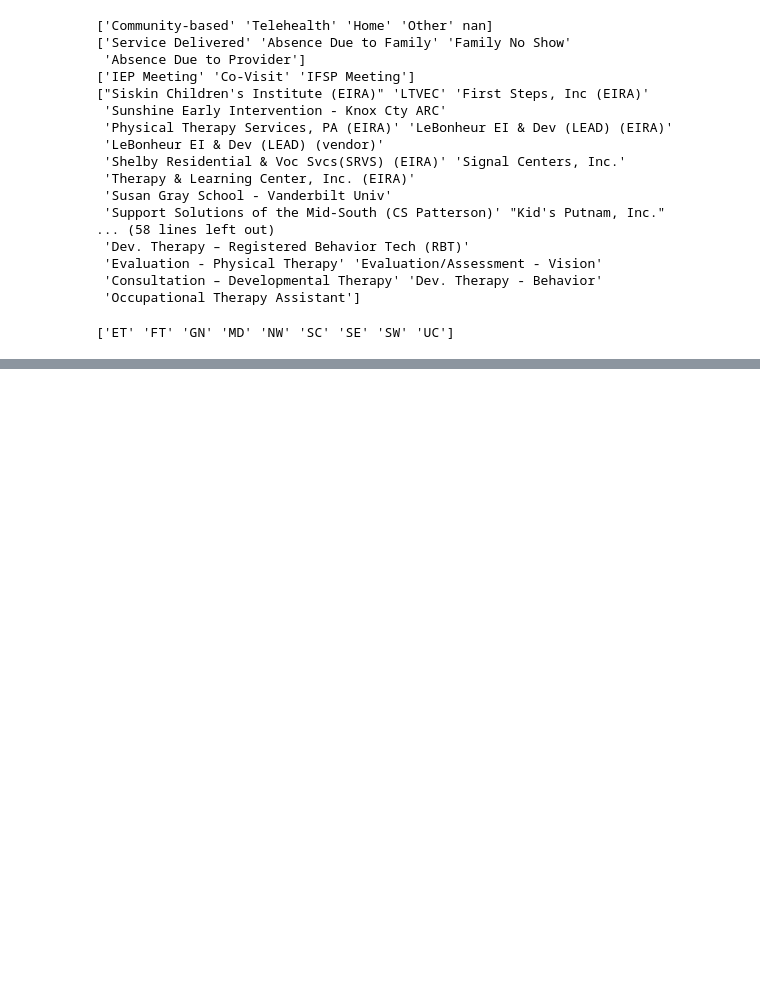
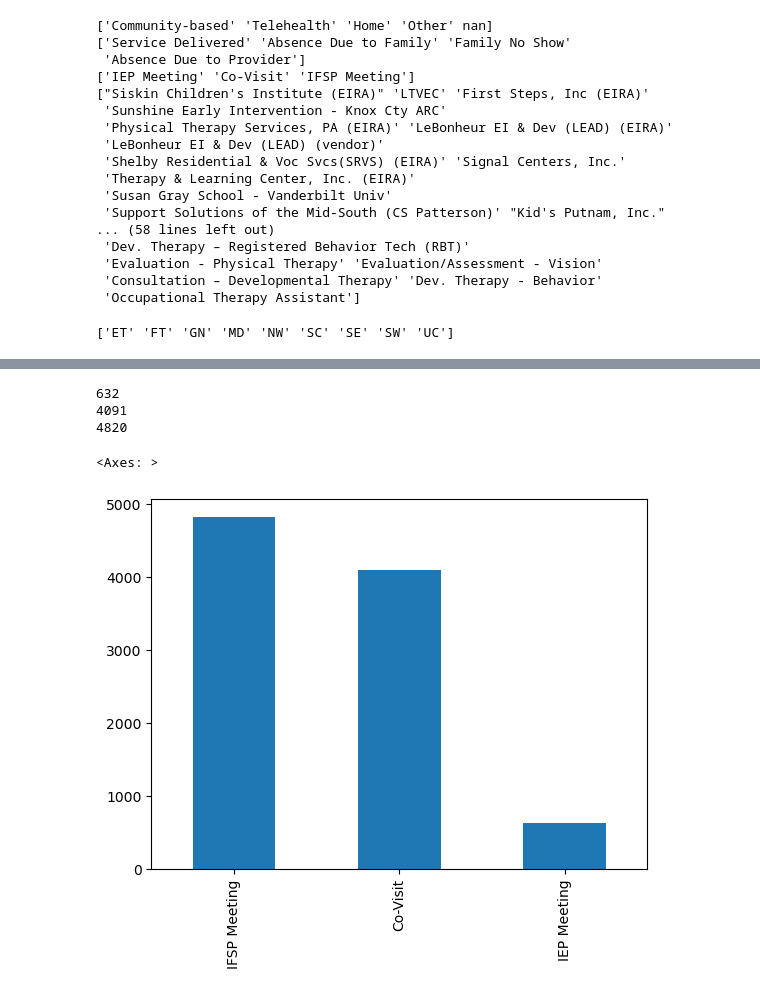
Before and after one commit to NSS-Data-Analytics-Cohort-8/teis_da8_1-sockswithsandals, a Jupyter notebook: notebooks/larry_teis.ipynb, the cells around one changed output, grey strips where cells are left out. Saved outputs shown, nothing was run; the diff lists cells and outputs as text; code cells hidden in the pictures; blank space fills up the shorter version.

```diff
--- a/notebooks/larry_teis.ipynb
+++ b/notebooks/larry_teis.ipynb
@@ -165,0 +186,22 @@ print(children_df2['POE'].unique())
+# %%
+##count IFSP Teaming ID
+##https://www.geeksforgeeks.org/how-to-count-occurrences-of-specific-value-in-pandas-column/
+##data['column_name'].value_counts()[value]
+##['IEP Meeting' 'Co-Visit' 'IFSP Meeting']
+
+print(compiled_df1['IFSP Teaming ID name'].value_counts()['IEP Meeting'])
+print(compiled_df1['IFSP Teaming ID name'].value_counts()['Co-Visit'])
+print(compiled_df1['IFSP Teaming ID name'].value_counts()['IFSP Meeting'])
+# %% [output]
+632
+4091
+4820
+# %%
+##view IFSP Teaming ID in chart
+##used notes/example from socrata ap project
+##convert to numeris required / example: map_res_df['query_count'] = pd.to_numeric(map_res_df['query_count'])
+ifsp_plot = compiled_df1['IFSP Teaming ID name'].value_counts()
+ifsp_plot.plot(kind='bar')
+# %% [output]
+<Axes: >
+[figure, added]
```
Also changed, not shown: parts of 4 cells of this notebook.
